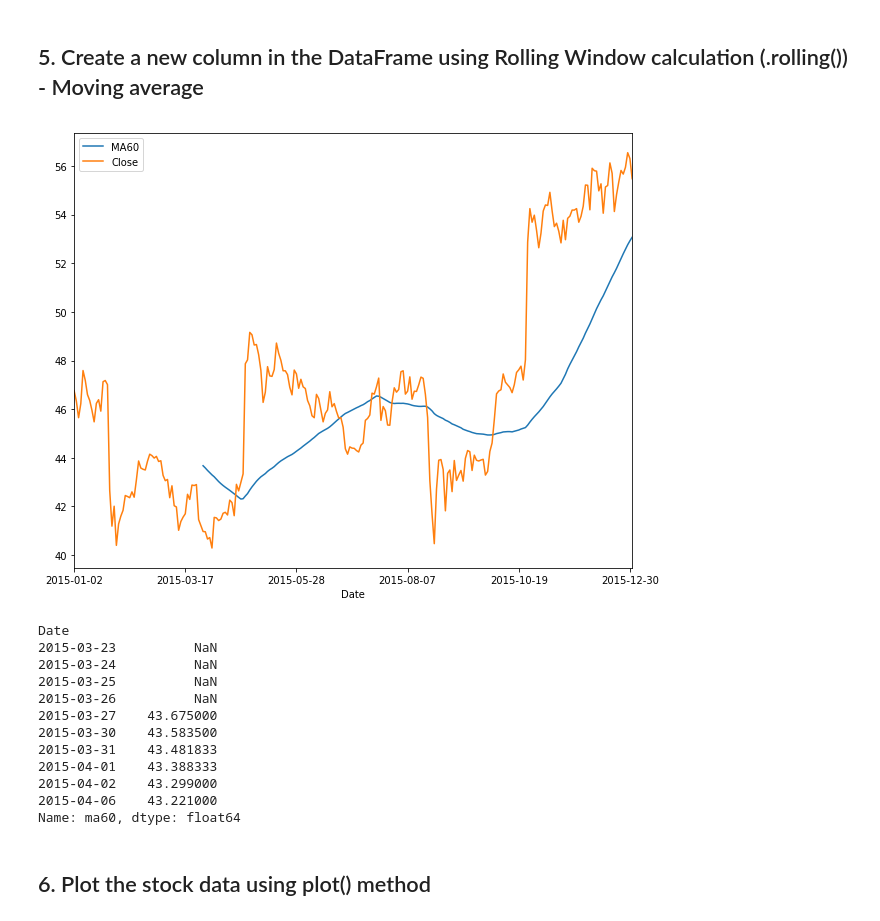
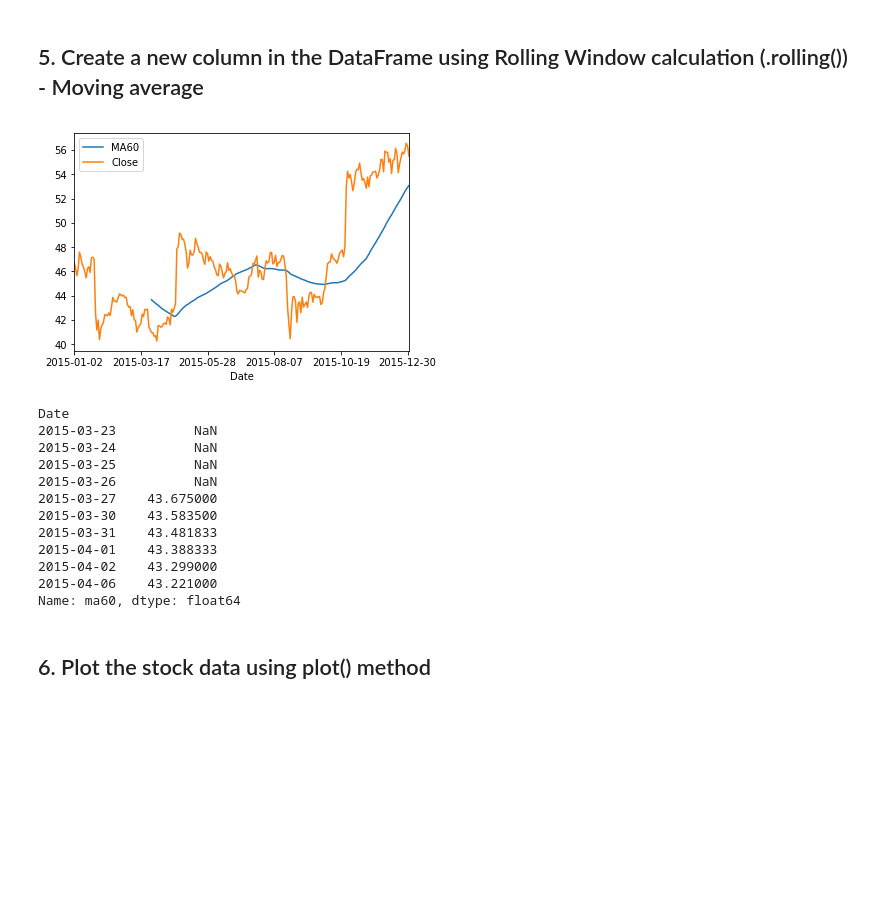
Before and after one commit to liyi201809/Python_and_Statistics_for_Financial_Analysis, a Jupyter notebook: Week1.ipynb, the cells around one changed output. Cells and saved outputs as stored; diff of their text form; code cells hidden in the pictures; blank space fills up the shorter version.

```diff
--- a/Week1.ipynb
+++ b/Week1.ipynb
@@ -128,17 +128,17 @@ max    1.691640e+08    5.049996    0.104522     1.000000     1.000000
 # %%
 # You can use .rolling() to calculate any numbers of days' Moving Average. This is your turn to calculate "60 days"
 # moving average of Microsoft, rename it as "ma60". And follow the codes above in plotting a graph
 ms['ma60'] = ms['Close'].rolling(60).mean()
 
 #plot the moving average
-plt.figure(figsize=(10, 8))
+plt.figure(figsize=(6, 4))
 ms['ma60'].loc['2015-01-01':'2015-12-31'].plot(label='MA60')
 ms['Close'].loc['2015-01-01':'2015-12-31'].plot(label='Close')
 plt.legend()
 plt.show()
 print(ms['ma60'][55:65])
 # %% [output]
-[figure, old version]
+[figure, new version]
 Date
 2015-03-23          NaN
 2015-03-24          NaN
```
Also changed, not shown: parts of 4 cells of this notebook.
